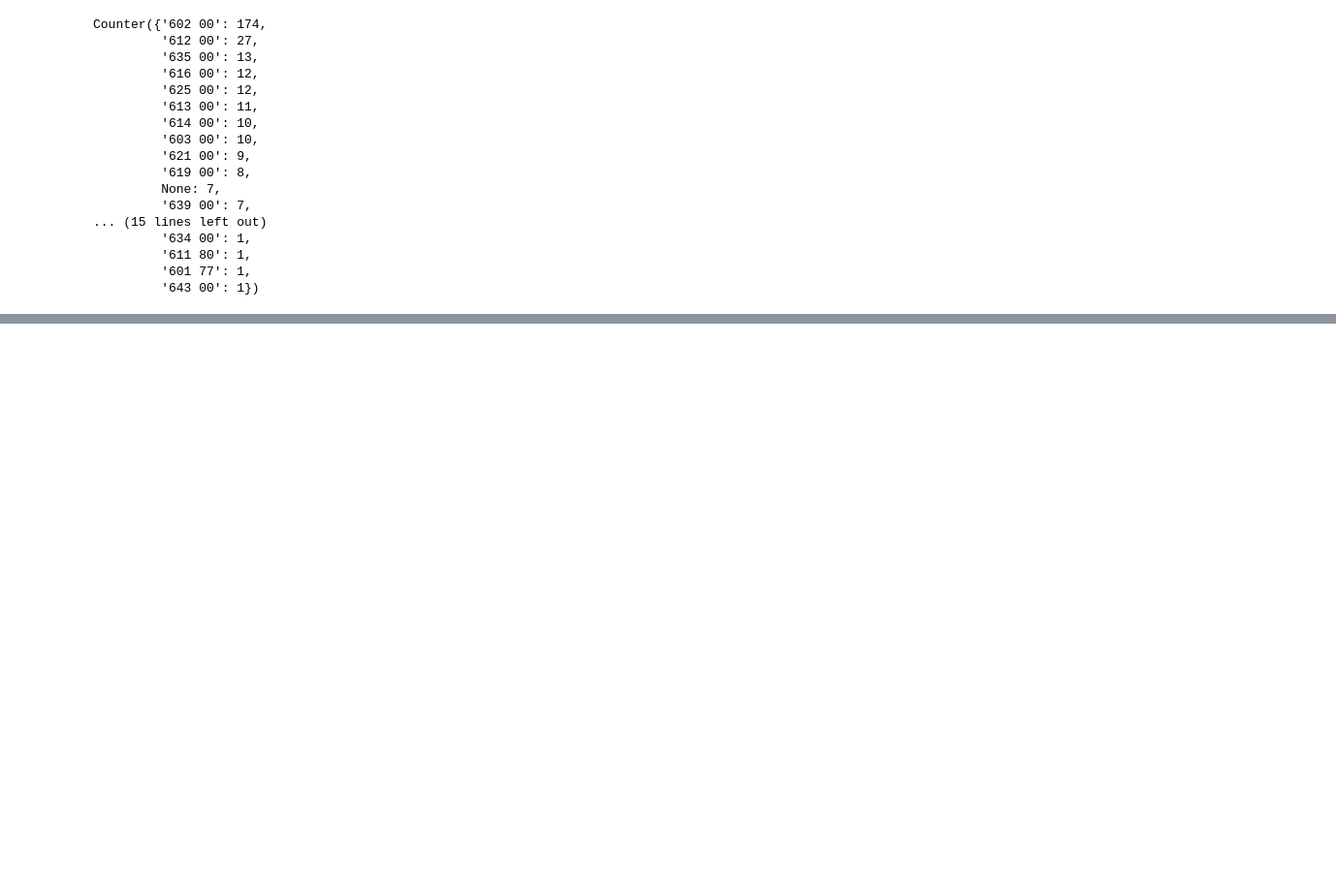
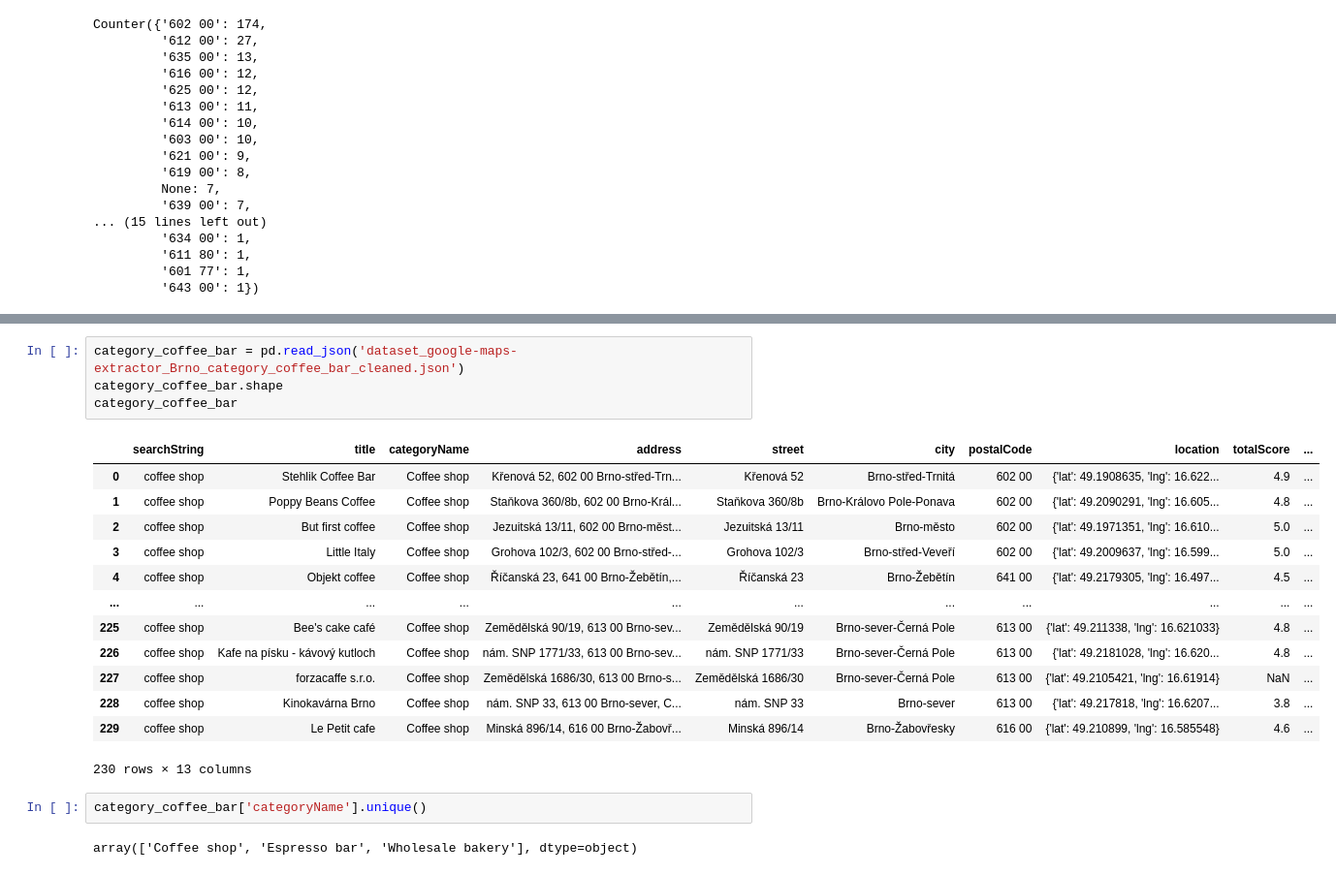
Before and after one commit to eliska-striteska/DA-Czechitas-2024-Projekt-Brnenske-kavarny, a Jupyter notebook: prochazeni_dat_web_scraping.ipynb, the cells around one changed output, grey strips where cells are left out. Shown at 97% size. Cells and saved outputs as stored; diff of their text form; blank space fills up the shorter version.

```diff
--- a/prochazeni_dat_web_scraping.ipynb
+++ b/prochazeni_dat_web_scraping.ipynb
@@ -83,0 +117,22 @@ Counter({'602 00': 174,
+# %%
+category_coffee_bar = pd.read_json('dataset_google-maps-extractor_Brno_category_coffee_bar_cleaned.json')
+category_coffee_bar.shape
+category_coffee_bar
+# %% [output]
+|  | searchString | title | categoryName | address | street | city | postalCode | location | totalScore | ... |
+| 0 | coffee shop | Stehlik Coffee Bar | Coffee shop | Křenová 52, 602 00 Brno-střed-Trn... | Křenová 52 | Brno-střed-Trnitá | 602 00 | {'lat': 49.1908635, 'lng': 16.622... | 4.9 | ... |
+| 1 | coffee shop | Poppy Beans Coffee | Coffee shop | Staňkova 360/8b, 602 00 Brno-Král... | Staňkova 360/8b | Brno-Královo Pole-Ponava | 602 00 | {'lat': 49.2090291, 'lng': 16.605... | 4.8 | ... |
+| 2 | coffee shop | But first coffee | Coffee shop | Jezuitská 13/11, 602 00 Brno-měst... | Jezuitská 13/11 | Brno-město | 602 00 | {'lat': 49.1971351, 'lng': 16.610... | 5.0 | ... |
+| 3 | coffee shop | Little Italy | Coffee shop | Grohova 102/3, 602 00 Brno-střed-... | Grohova 102/3 | Brno-střed-Veveří | 602 00 | {'lat': 49.2009637, 'lng': 16.599... | 5.0 | ... |
+| 4 | coffee shop | Objekt coffee | Coffee shop | Říčanská 23, 641 00 Brno-Žebětín,... | Říčanská 23 | Brno-Žebětín | 641 00 | {'lat': 49.2179305, 'lng': 16.497... | 4.5 | ... |
+| ... | ... | ... | ... | ... | ... | ... | ... | ... | ... | ... |
+| 225 | coffee shop | Bee's cake café | Coffee shop | Zemědělská 90/19, 613 00 Brno-sev... | Zemědělská 90/19 | Brno-sever-Černá Pole | 613 00 | {'lat': 49.211338, 'lng': 16.621033} | 4.8 | ... |
+| 226 | coffee shop | Kafe na písku - kávový kutloch | Coffee shop | nám. SNP 1771/33, 613 00 Brno-sev... | nám. SNP 1771/33 | Brno-sever-Černá Pole | 613 00 | {'lat': 49.2181028, 'lng': 16.620... | 4.8 | ... |
+| 227 | coffee shop | forzacaffe s.r.o. | Coffee shop | Zemědělská 1686/30, 613 00 Brno-s... | Zemědělská 1686/30 | Brno-sever-Černá Pole | 613 00 | {'lat': 49.2105421, 'lng': 16.61914} | NaN | ... |
+| 228 | coffee shop | Kinokavárna Brno | Coffee shop | nám. SNP 33, 613 00 Brno-sever, C... | nám. SNP 33 | Brno-sever | 613 00 | {'lat': 49.217818, 'lng': 16.6207... | 3.8 | ... |
+| 229 | coffee shop | Le Petit cafe | Coffee shop | Minská 896/14, 616 00 Brno-Žabovř... | Minská 896/14 | Brno-Žabovřesky | 616 00 | {'lat': 49.210899, 'lng': 16.585548} | 4.6 | ... |
+230 rows × 13 columns
+# %%
+category_coffee_bar['categoryName'].unique()
+# %% [output]
+array(['Coffee shop', 'Espresso bar', 'Wholesale bakery'], dtype=object)
```
Also changed, not shown: parts of 7 cells of this notebook, 2 other files.
